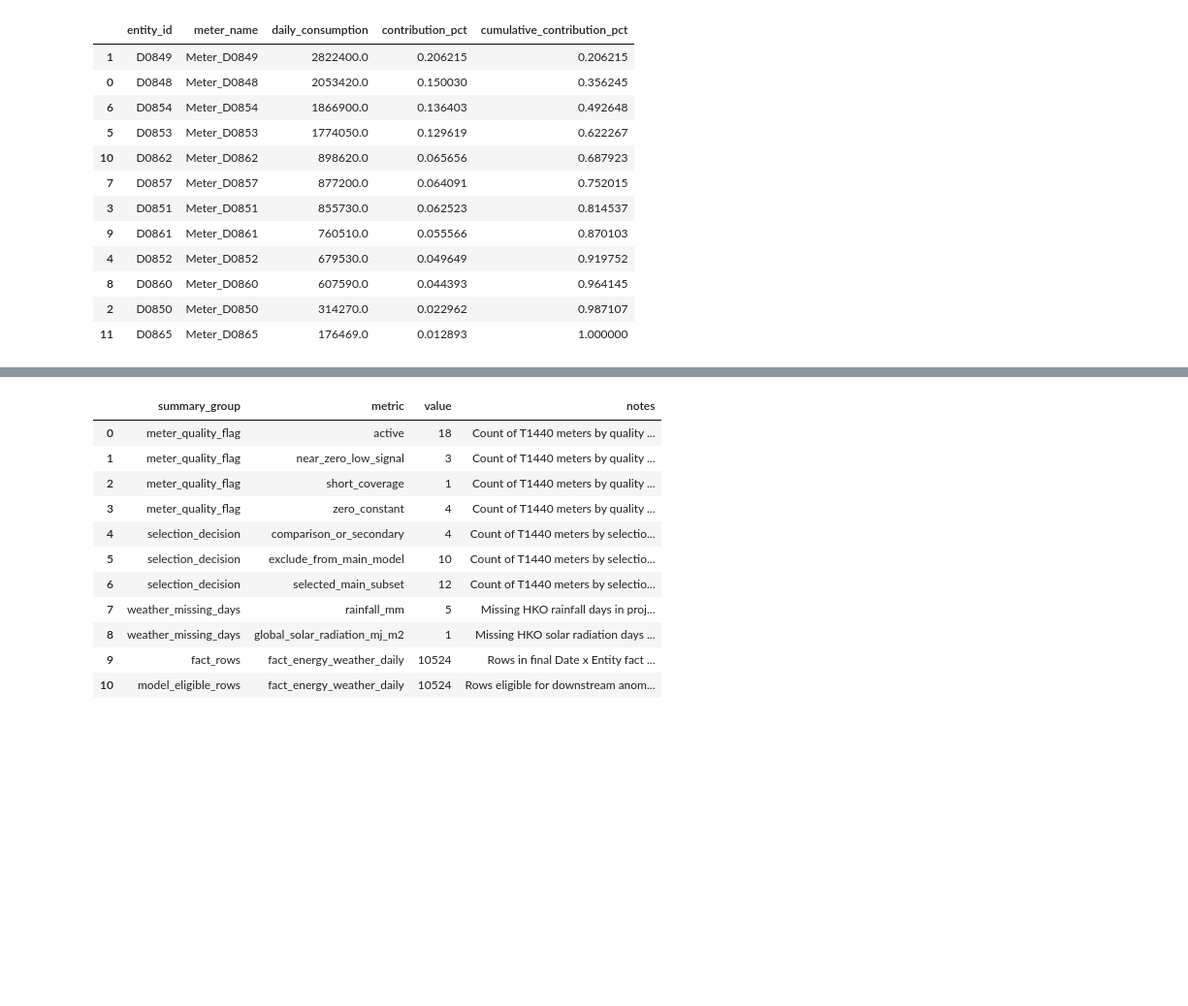
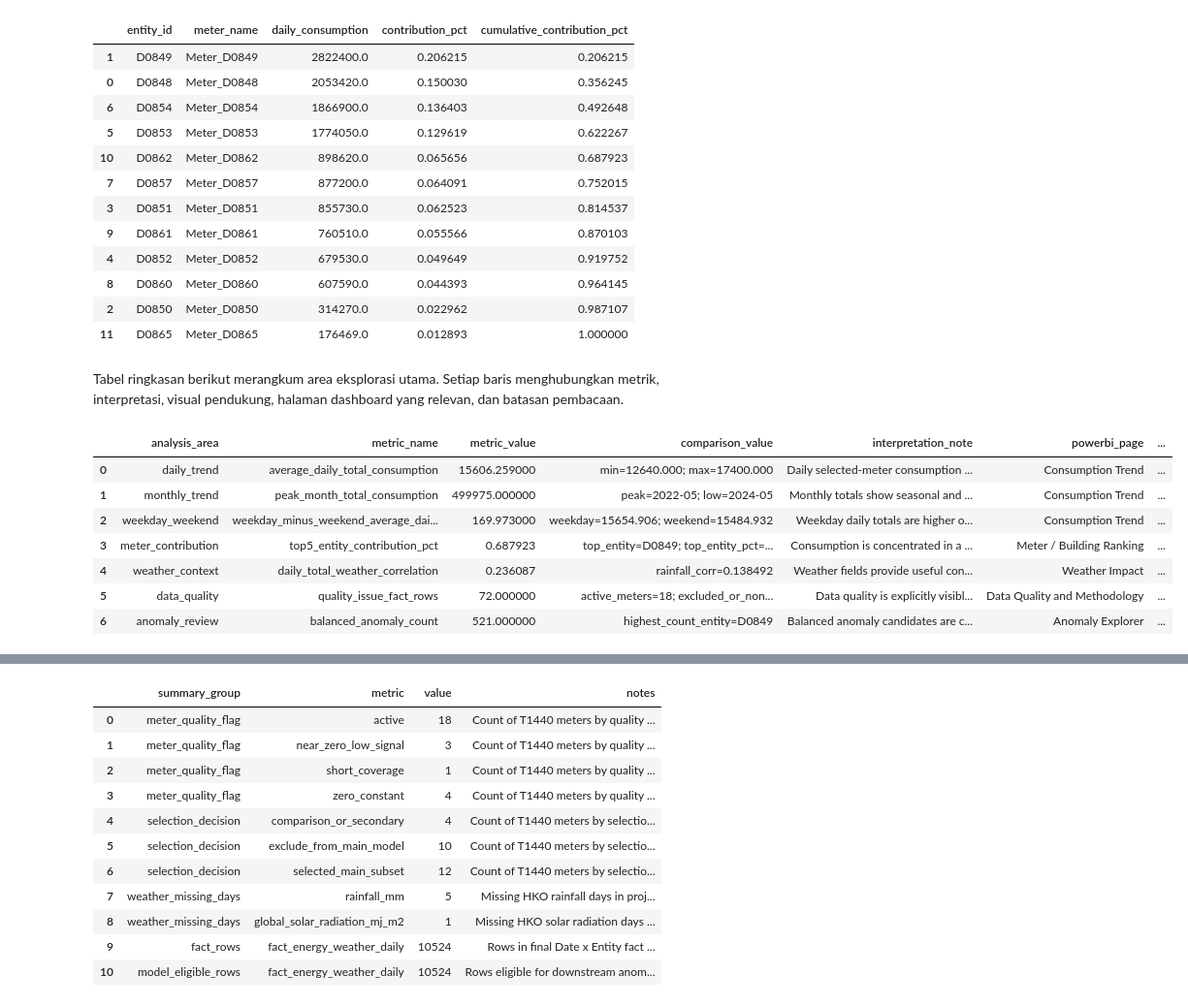
Before and after one commit to khalshaqzzy/Kelompok08_DataAnalytics_TugasBesar, a Jupyter notebook: notebooks/energy_analytics_osemn.ipynb, the cells around one changed output, grey strips where cells are left out. Shown at 97% size. Saved outputs shown, nothing was run; the diff lists cells and outputs as text; code cells hidden in the pictures; blank space fills up the shorter version.

```diff
--- a/notebooks/energy_analytics_osemn.ipynb
+++ b/notebooks/energy_analytics_osemn.ipynb
@@ -147,3 +149,18 @@ display(top_meter.head(12))
 | 8 | D0860 | Meter_D0860 | 607590.0 | 0.044393 | 0.964145 |
 | 2 | D0850 | Meter_D0850 | 314270.0 | 0.022962 | 0.987107 |
 | 11 | D0865 | Meter_D0865 | 176469.0 | 0.012893 | 1.000000 |
+# %% [markdown]
+Tabel ringkasan berikut merangkum area eksplorasi utama. Setiap baris menghubungkan metrik, interpretasi, visual pendukung, halaman dashboard yang relevan, dan batasan pembacaan.
+# %%
+eda_summary = pd.read_csv(PROCESSED_DIR / "eda_summary.csv")
+visual_summary = pd.read_csv(PROCESSED_DIR / "visual_interpretation_summary.csv")
+display(eda_summary)
+# %% [output]
+|  | analysis_area | metric_name | metric_value | comparison_value | interpretation_note | powerbi_page | ... |
+| 0 | daily_trend | average_daily_total_consumption | 15606.259000 | min=12640.000; max=17400.000 | Daily selected-meter consumption ... | Consumption Trend | ... |
+| 1 | monthly_trend | peak_month_total_consumption | 499975.000000 | peak=2022-05; low=2024-05 | Monthly totals show seasonal and ... | Consumption Trend | ... |
+| 2 | weekday_weekend | weekday_minus_weekend_average_dai... | 169.973000 | weekday=15654.906; weekend=15484.932 | Weekday daily totals are higher o... | Consumption Trend | ... |
+| 3 | meter_contribution | top5_entity_contribution_pct | 0.687923 | top_entity=D0849; top_entity_pct=... | Consumption is concentrated in a ... | Meter / Building Ranking | ... |
+| 4 | weather_context | daily_total_weather_correlation | 0.236087 | rainfall_corr=0.138492 | Weather fields provide useful con... | Weather Impact | ... |
+| 5 | data_quality | quality_issue_fact_rows | 72.000000 | active_meters=18; excluded_or_non... | Data quality is explicitly visibl... | Data Quality and Methodology | ... |
+| 6 | anomaly_review | balanced_anomaly_count | 521.000000 | highest_count_entity=D0849 | Balanced anomaly candidates are c... | Anomaly Explorer | ... |
```
Also changed, not shown: parts of 13 cells of this notebook, 17 other files.
